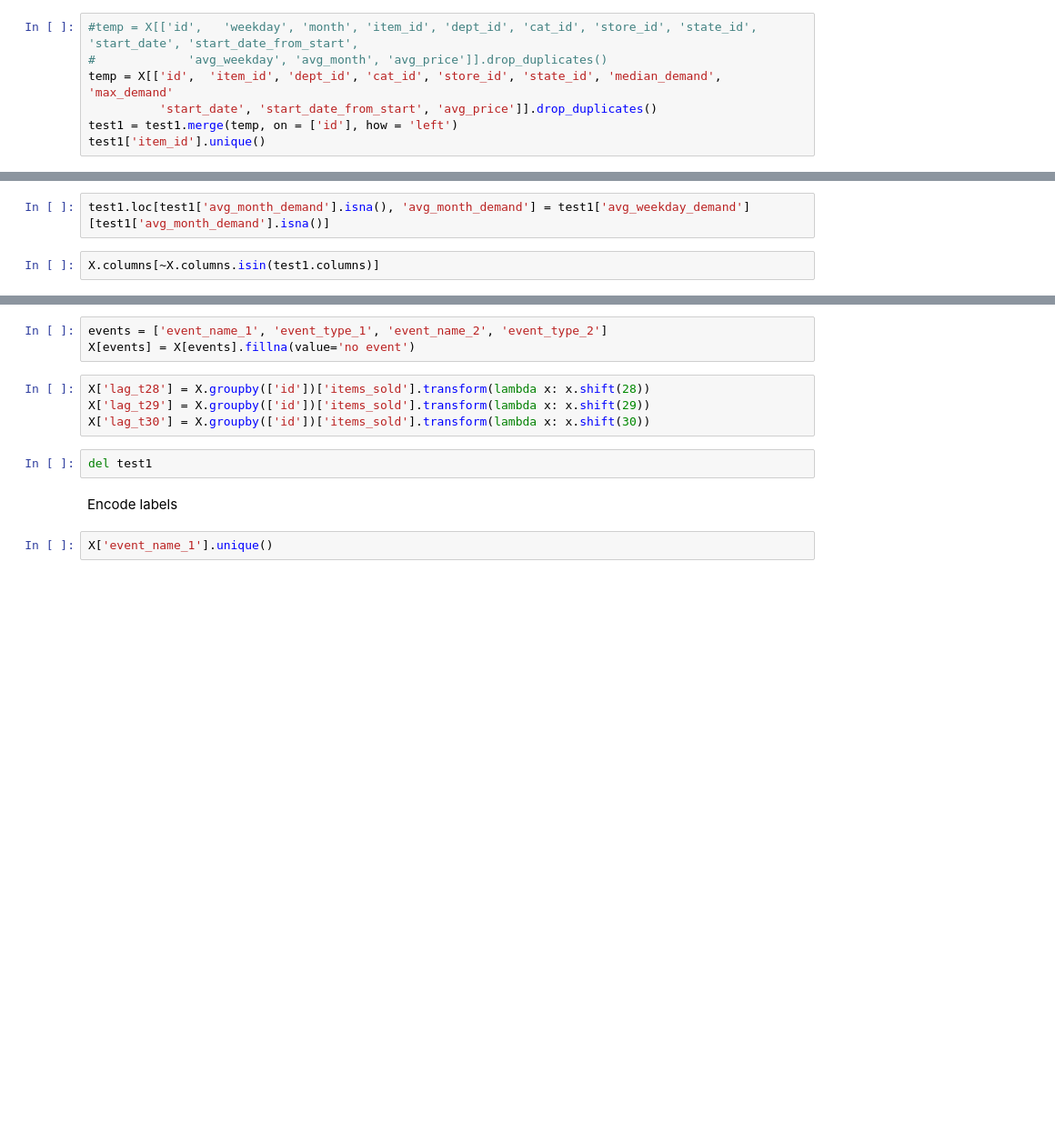
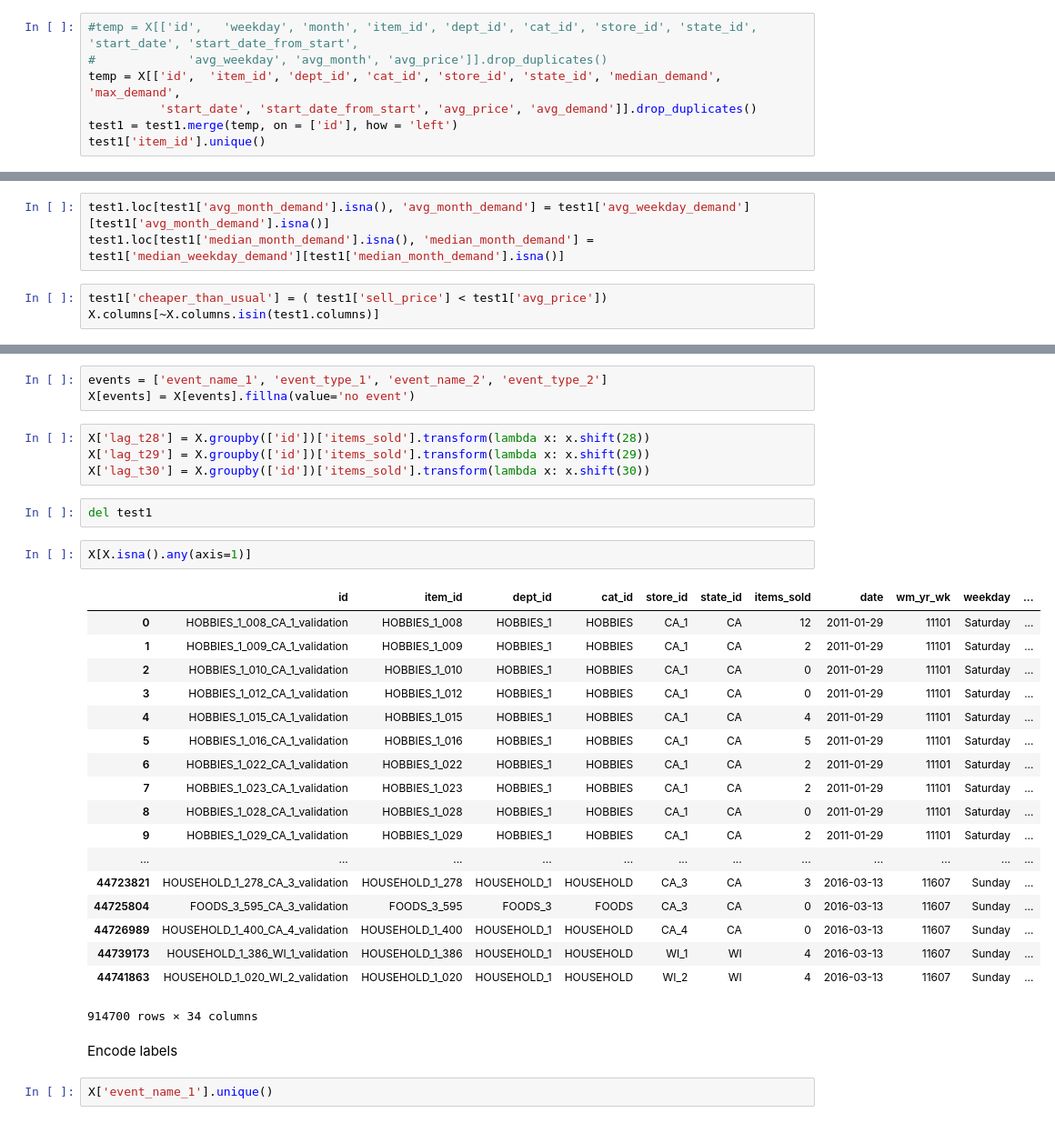
Before and after one commit to omoreva/kaggle_m5, a Jupyter notebook: 00_data_preparation.ipynb, the cells around one changed output, grey strips where cells are left out. Shown at 91% size. Cells and saved outputs as stored; diff of their text form; blank space fills up the shorter version.

```diff
--- a/00_data_preparation.ipynb
+++ b/00_data_preparation.ipynb
@@ -290,7 +336,7 @@ gc.collect()
 # %%
 #temp = X[['id',   'weekday', 'month', 'item_id', 'dept_id', 'cat_id', 'store_id', 'state_id', 'start_date', 'start_date_from_start',
 #             'avg_weekday', 'avg_month', 'avg_price']].drop_duplicates()
-temp = X[['id',  'item_id', 'dept_id', 'cat_id', 'store_id', 'state_id', 'median_demand', 'max_demand'
-          'start_date', 'start_date_from_start', 'avg_price']].drop_duplicates()
+temp = X[['id',  'item_id', 'dept_id', 'cat_id', 'store_id', 'state_id', 'median_demand', 'max_demand',
+          'start_date', 'start_date_from_start', 'avg_price', 'avg_demand']].drop_duplicates()
 test1 = test1.merge(temp, on = ['id'], how = 'left')
 test1['item_id'].unique()
@@ -310,5 +362,7 @@ temp = X[['id',   'month', 'avg_month_demand', 'median_month_demand']].drop_dupl
 test1 = test1.merge(temp, on = ['id', 'month'], how = 'left')
 # %%
 test1.loc[test1['avg_month_demand'].isna(), 'avg_month_demand'] = test1['avg_weekday_demand'][test1['avg_month_demand'].isna()]
+test1.loc[test1['median_month_demand'].isna(), 'median_month_demand'] = test1['median_weekday_demand'][test1['median_month_demand'].isna()]
 # %%
+test1['cheaper_than_usual'] = ( test1['sell_price'] < test1['avg_price'])
 X.columns[~X.columns.isin(test1.columns)]
@@ -330,6 +393,27 @@ X['lag_t29'] = X.groupby(['id'])['items_sold'].transform(lambda x: x.shift(29))
 X['lag_t30'] = X.groupby(['id'])['items_sold'].transform(lambda x: x.shift(30))
 # %%
 del test1
+# %%
+X[X.isna().any(axis=1)]
+# %% [output]
+|  | id | item_id | dept_id | cat_id | store_id | state_id | items_sold | date | wm_yr_wk | weekday | ... |
+| 0 | HOBBIES_1_008_CA_1_validation | HOBBIES_1_008 | HOBBIES_1 | HOBBIES | CA_1 | CA | 12 | 2011-01-29 | 11101 | Saturday | ... |
+| 1 | HOBBIES_1_009_CA_1_validation | HOBBIES_1_009 | HOBBIES_1 | HOBBIES | CA_1 | CA | 2 | 2011-01-29 | 11101 | Saturday | ... |
+| 2 | HOBBIES_1_010_CA_1_validation | HOBBIES_1_010 | HOBBIES_1 | HOBBIES | CA_1 | CA | 0 | 2011-01-29 | 11101 | Saturday | ... |
+| 3 | HOBBIES_1_012_CA_1_validation | HOBBIES_1_012 | HOBBIES_1 | HOBBIES | CA_1 | CA | 0 | 2011-01-29 | 11101 | Saturday | ... |
+| 4 | HOBBIES_1_015_CA_1_validation | HOBBIES_1_015 | HOBBIES_1 | HOBBIES | CA_1 | CA | 4 | 2011-01-29 | 11101 | Saturday | ... |
+| 5 | HOBBIES_1_016_CA_1_validation | HOBBIES_1_016 | HOBBIES_1 | HOBBIES | CA_1 | CA | 5 | 2011-01-29 | 11101 | Saturday | ... |
+| 6 | HOBBIES_1_022_CA_1_validation | HOBBIES_1_022 | HOBBIES_1 | HOBBIES | CA_1 | CA | 2 | 2011-01-29 | 11101 | Saturday | ... |
+| 7 | HOBBIES_1_023_CA_1_validation | HOBBIES_1_023 | HOBBIES_1 | HOBBIES | CA_1 | CA | 2 | 2011-01-29 | 11101 | Saturday | ... |
+| 8 | HOBBIES_1_028_CA_1_validation | HOBBIES_1_028 | HOBBIES_1 | HOBBIES | CA_1 | CA | 0 | 2011-01-29 | 11101 | Saturday | ... |
+| 9 | HOBBIES_1_029_CA_1_validation | HOBBIES_1_029 | HOBBIES_1 | HOBBIES | CA_1 | CA | 2 | 2011-01-29 | 11101 | Saturday | ... |
+| ... | ... | ... | ... | ... | ... | ... | ... | ... | ... | ... | ... |
+| 44723821 | HOUSEHOLD_1_278_CA_3_validation | HOUSEHOLD_1_278 | HOUSEHOLD_1 | HOUSEHOLD | CA_3 | CA | 3 | 2016-03-13 | 11607 | Sunday | ... |
+| 44725804 | FOODS_3_595_CA_3_validation | FOODS_3_595 | FOODS_3 | FOODS | CA_3 | CA | 0 | 2016-03-13 | 11607 | Sunday | ... |
+| 44726989 | HOUSEHOLD_1_400_CA_4_validation | HOUSEHOLD_1_400 | HOUSEHOLD_1 | HOUSEHOLD | CA_4 | CA | 0 | 2016-03-13 | 11607 | Sunday | ... |
+| 44739173 | HOUSEHOLD_1_386_WI_1_validation | HOUSEHOLD_1_386 | HOUSEHOLD_1 | HOUSEHOLD | WI_1 | WI | 4 | 2016-03-13 | 11607 | Sunday | ... |
+| 44741863 | HOUSEHOLD_1_020_WI_2_validation | HOUSEHOLD_1_020 | HOUSEHOLD_1 | HOUSEHOLD | WI_2 | WI | 4 | 2016-03-13 | 11607 | Sunday | ... |
+914700 rows × 34 columns
 # %% [markdown]
 Encode labels
 # %%
```
Also changed, not shown: parts of 19 cells of this notebook, 1 other file.
